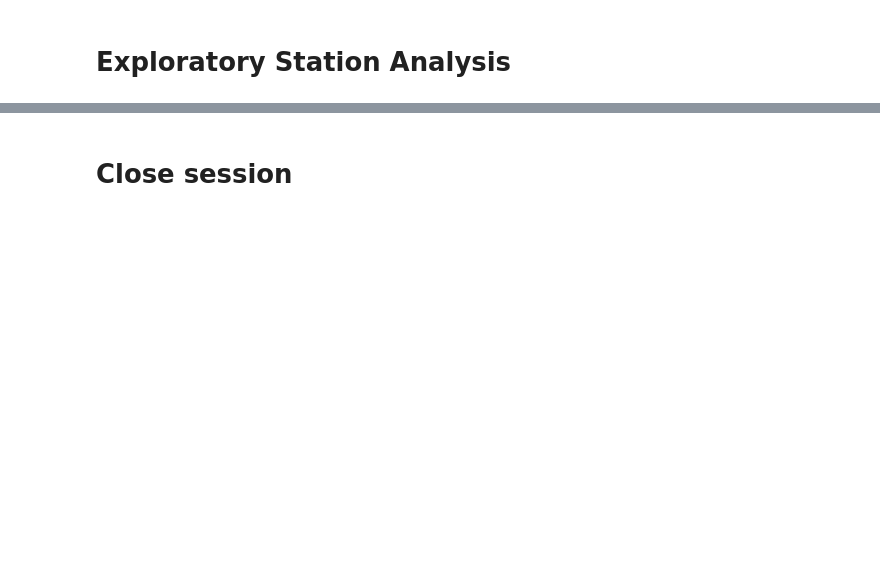
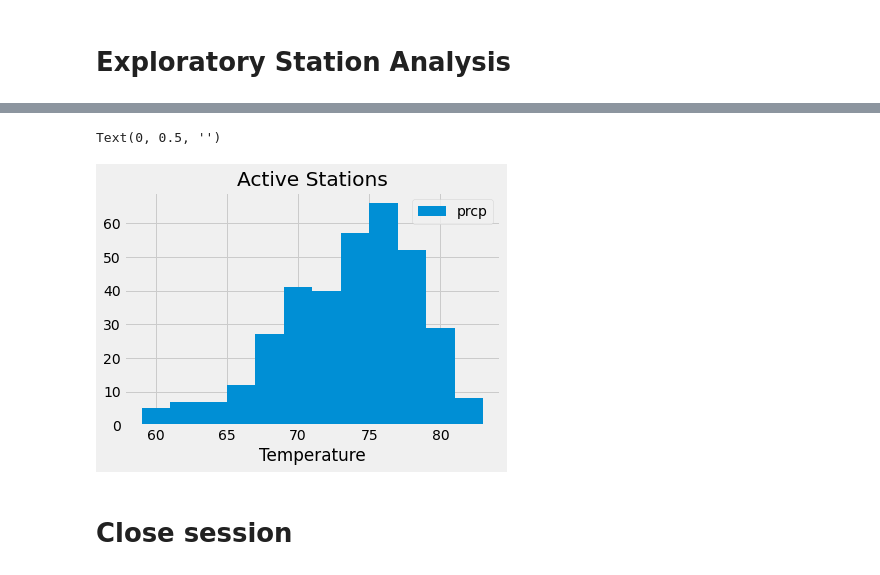
Before and after one commit to kcardenas2/sqlalchemy_challenge, a Jupyter notebook: climate_starter.ipynb, the cells around one changed output, grey strips where cells are left out. Saved outputs shown, nothing was run; the diff lists cells and outputs as text; code cells hidden in the pictures; blank space fills up the shorter version.

```diff
--- a/climate_starter.ipynb
+++ b/climate_starter.ipynb
@@ -71,0 +126,13 @@ session= Session(engine)
+# %%
+# Using the most active station id
+temp= session.query(Measurement.station, Measurement.date, Measurement.tobs).\
+filter(Measurement.date>="2016-08-24").\
+filter(Measurement.date<="2017-08-23").\
+filter(Measurement.station=="USC00519281").all()
+
+
+
+
+
+final_df= pd.DataFrame(temp, columns=['station', 'date', 'prcp'])
+final_df
@@ -72,6 +153,14 @@ session= Session(engine)
 # %%
-# Using the most active station id
 # Query the last 12 months of temperature observation data for this station and plot the results as a histogram
+final_df.set_index('date')
+final_df.plot.hist(bins=12)
+plt.title("Active Stations")
+plt.xlabel("Temperature")
+plt.ylabel("")
+# plt.savefig("Active_stations.png")
+# %% [output]
+Text(0, 0.5, '')
+[figure, added]
 # %% [markdown]
 # Close session
 # %%
```
Also changed, not shown: parts of 10 cells of this notebook.
